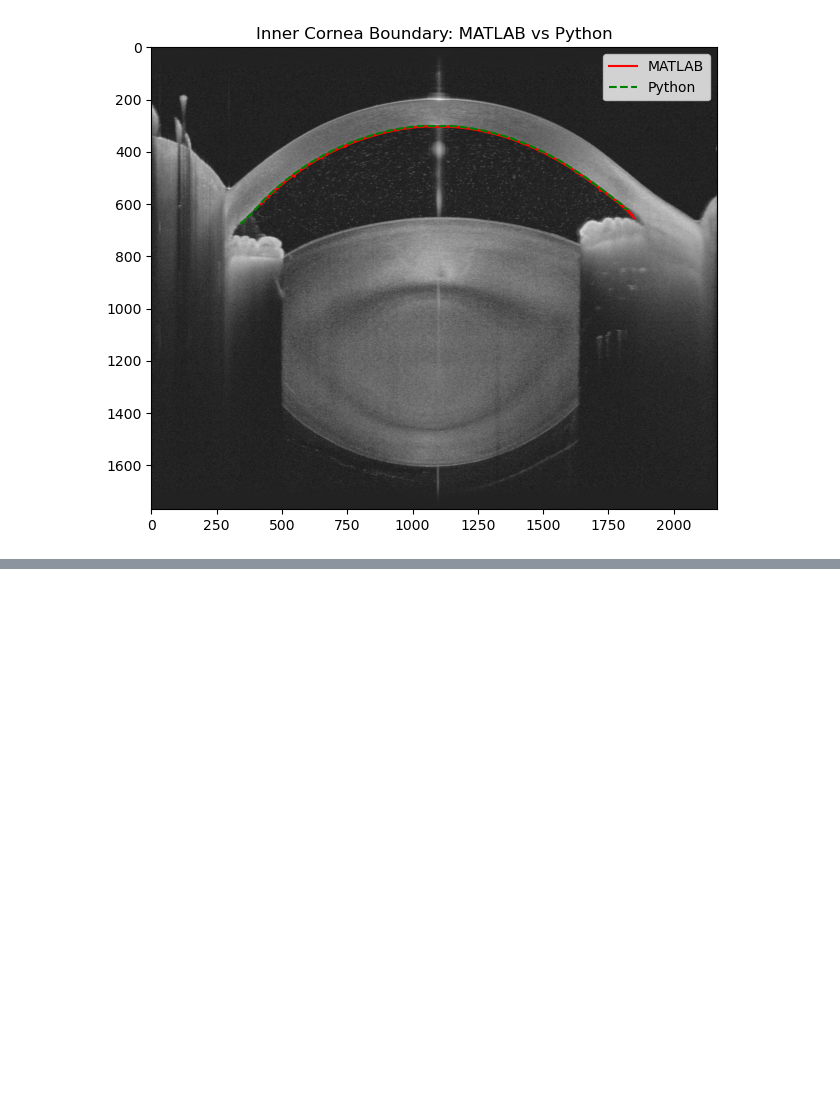
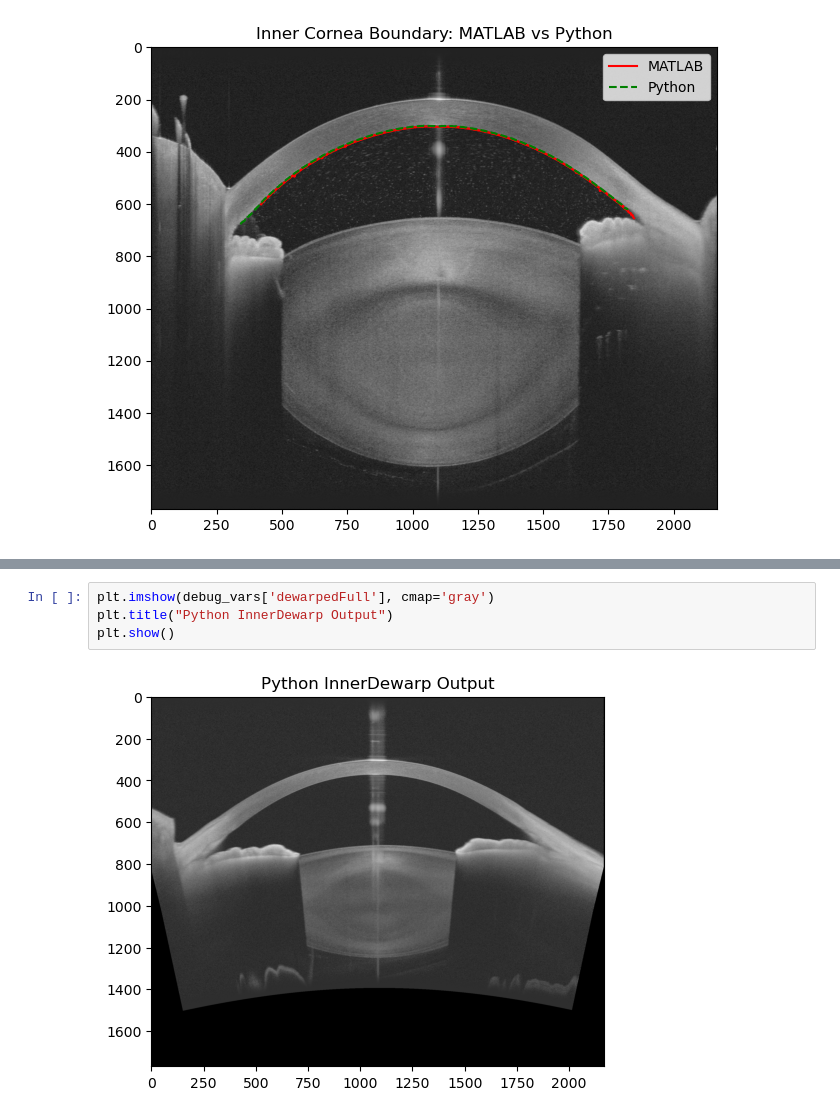
Before and after one commit to egunadi/bme528-project7, a Jupyter notebook: notebook/1_REPS001_OD_Scan_0.ipynb, the cells around one changed output, grey strips where cells are left out. Drawn from its saved outputs; the diff is of its cells as text; blank space fills up the shorter version.

```diff
--- a/notebook/1_REPS001_OD_Scan_0.ipynb
+++ b/notebook/1_REPS001_OD_Scan_0.ipynb
@@ -311,0 +483,6 @@ plt.show()
+# %%
+plt.imshow(debug_vars['dewarpedFull'], cmap='gray')
+plt.title("Python InnerDewarp Output")
+plt.show()
+# %% [output]
+[figure, added]
```
Also changed, not shown: parts of 19 cells of this notebook, 2 other files.
